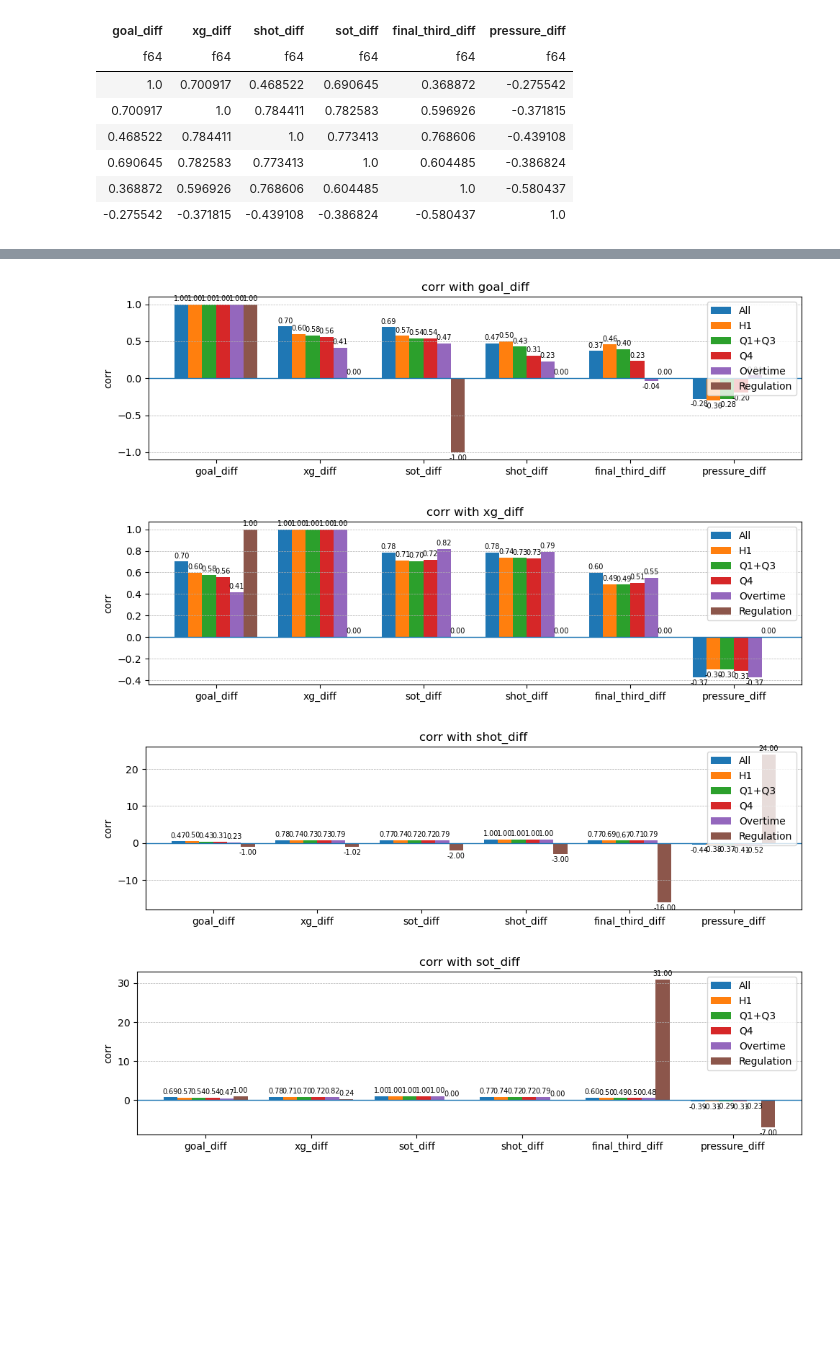
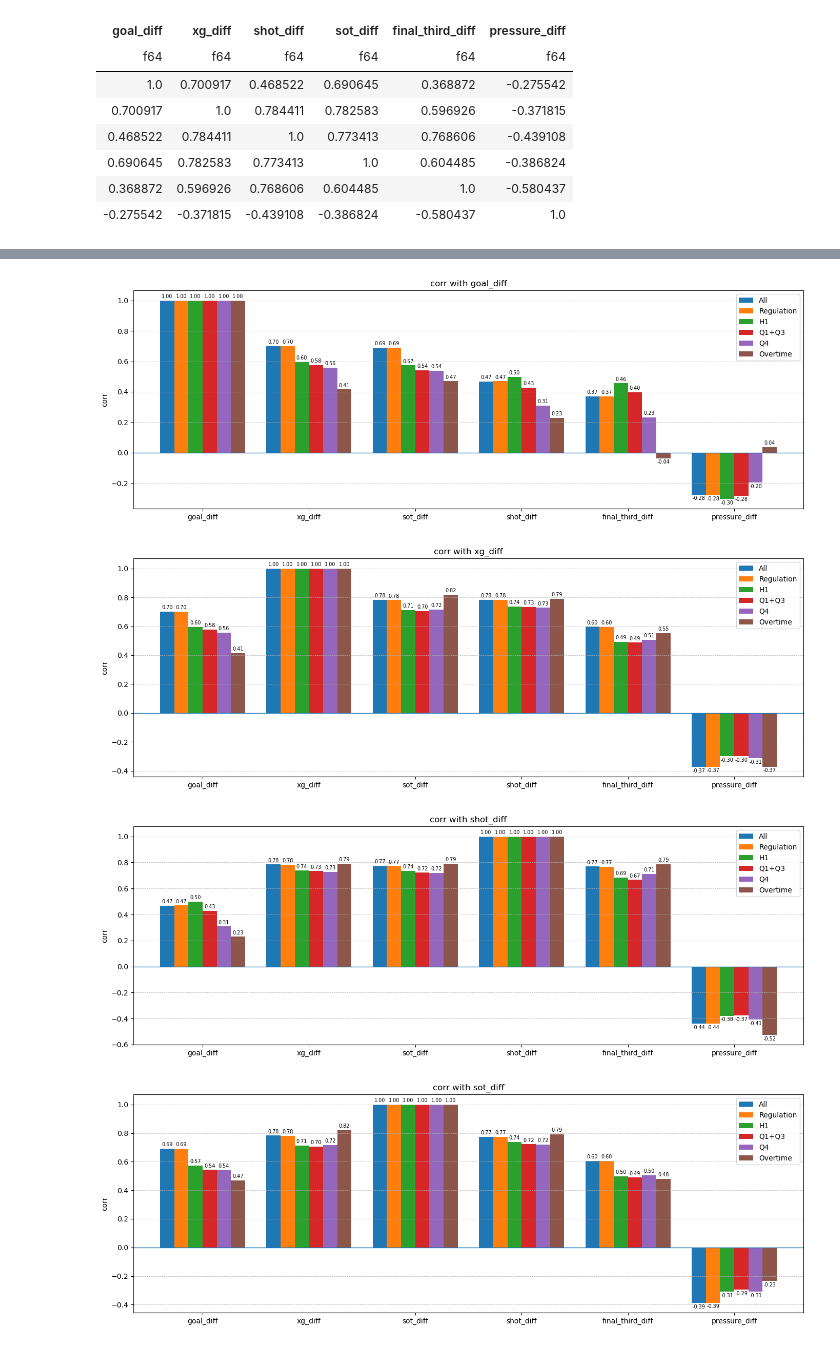
Before and after one commit to kriti-bapnad/soccer-analytics-capstone-team14, a Jupyter notebook: eda/Executive_EDA_Nick_v1.ipynb, the cells around one changed output, grey strips where cells are left out. Cells and saved outputs as stored; diff of their text form; code cells hidden in the pictures; blank space fills up the shorter version.

```diff
--- a/eda/Executive_EDA_Nick_v1.ipynb
+++ b/eda/Executive_EDA_Nick_v1.ipynb
@@ -726,35 +391,20 @@ match summary dataframe shape: (110, 36)
 # %%
-# ==== CORRELATION MATRICES ON FILTERED EVENTS DATA ===
+# ==== CALUCULATE CORRELATION MATRICES ON ALL FILTERED EVENTS DATA ===
 # -------------------------------------------------------------------
 # correlations of filtered match results data
 # -------------------------------------------------------------------
 features = ["goal_diff","xg_diff","shot_diff","sot_diff","final_third_diff","pressure_diff"]
-corr_df = df.select(features).corr()
-# print("\n=== All events correlations (corr_df) ===")
-# display(corr_df)
-
-corr_df_h1 = df_h1.select(features).corr()
-# print("\n=== First Half events correlations (corr_df_h1) ===")
-# display(corr_df_h1)
-
-corr_df_q1_q3 = df_q1_q3.select(features).corr()
-# print("\n=== Q1 and Q3 events correlations (corr_df_q1_q3) ===")
-# display(corr_df_q1_q3)
-
-corr_df_q4 = df_q4.select(features).corr()
-# print("\n=== Q4 events correlations (corr_df_q4) ===")
-# display(corr_df_q4)
-
-corr_df_ot = df_ot.select(features).corr()
-# print("\n=== Overtime events correlations (corr_df_ot) ===")
-# display(corr_df_ot)
+corr_df = df.select(features).corr() # All events correlations
+corr_df_h1 = df_h1.select(features).corr() # First Half events correlations
+corr_df_q1_q3 = df_q1_q3.select(features).corr() # Q1 and Q3 events correlations
+corr_df_q4 = df_q4.select(features).corr() # Q4 events correlations
+corr_df_ot = df_ot.select(features).corr() # Overtime events correlations
+corr_df_reg = df_reg.select(features).corr() # Regulation events correlations
 # %%
-# === CORRELATION FUNCTION ===
+# === BUILD CORRELATION COMPARISON FUNCTION ===
 # -------------------------------------------------------------------
 # custom function to compare correlations across multiple dfs visually
 # -------------------------------------------------------------------
-import pandas as pd
-import matplotlib.pyplot as plt
 
 def corr_series(corr_df, target, features, label):
     cols = corr_df.columns
@@ -762,7 +412,7 @@ def corr_series(corr_df, target, features, label):
     vals = corr_df.row(i)
     return pd.Series({c: float(v) for c, v in zip(cols, vals) if c in features}, name=label)
 
-def plot_corrs(targets, corr_dfs, features=None, magnitude=False, figsize=(10, 3)):
+def plot_corrs(targets, corr_dfs, features=None, magnitude=False, figsize=(14, 5)):
     """
     targets: list[str]                       e.g. ["goal_diff", "xg_diff"]
     corr_dfs: dict[str, polars.DataFrame]    e.g. {"All": corr_df, "H1": corr_df_h1, "Q1+Q3": corr_df_q13, "Q4": corr_df_q4}
@@ -797,16 +447,14 @@ def plot_corrs(targets, corr_dfs, features=None, magnitude=False, figsize=(10, 3
         plt.tight_layout()
         plt.show()
 # %%
-# === APPLY corr_series() TO FILTERED DFs ===
+# === APPLY CORR COMPARISON FUNCTION corr_series() TO FILTERED DFs ===
 # -------------------------------------------------------------------
 # calls correlation function across filtered dfs
 # -------------------------------------------------------------------
-corr_dfs = {"All": corr_df,"H1": corr_df_h1,"Q1+Q3": corr_df_q1_q3,"Q4": corr_df_q4,"Overtime": corr_df_ot, "Regulation": df_reg}
-
+corr_dfs = {"All": corr_df,"Regulation": corr_df_reg,"H1": corr_df_h1,"Q1+Q3": corr_df_q1_q3,"Q4": corr_df_q4,"Overtime": corr_df_ot}
 plot_corrs(["goal_diff","xg_diff","shot_diff","sot_diff","final_third_diff","pressure_diff"],corr_dfs,magnitude=False)
-# plot_corrs(["goal_diff"],corr_dfs,magnitude=False)
 # %% [output]
-[figure, old version]
+[figure, new version]
-[figure, old version]
+[figure, new version]
-[figure, old version]
+[figure, new version]
-[figure, old version]
+[figure, new version]
```
Also changed, not shown: parts of 58 cells of this notebook.
